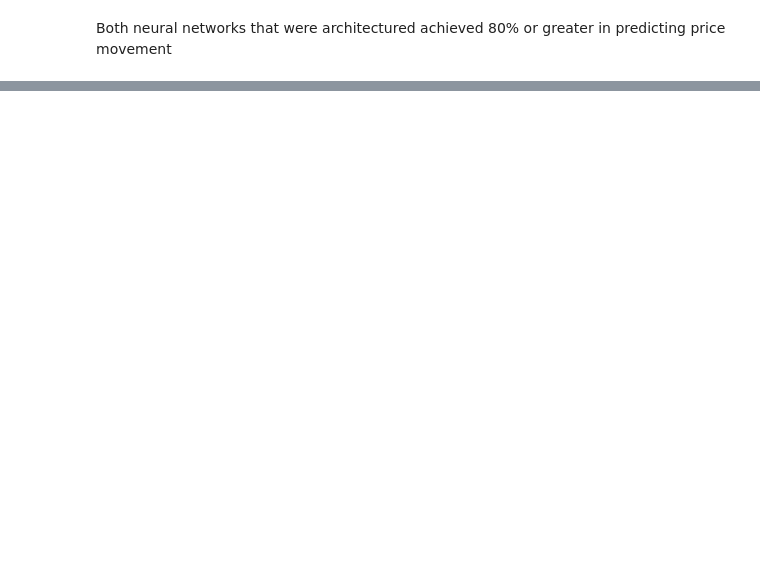
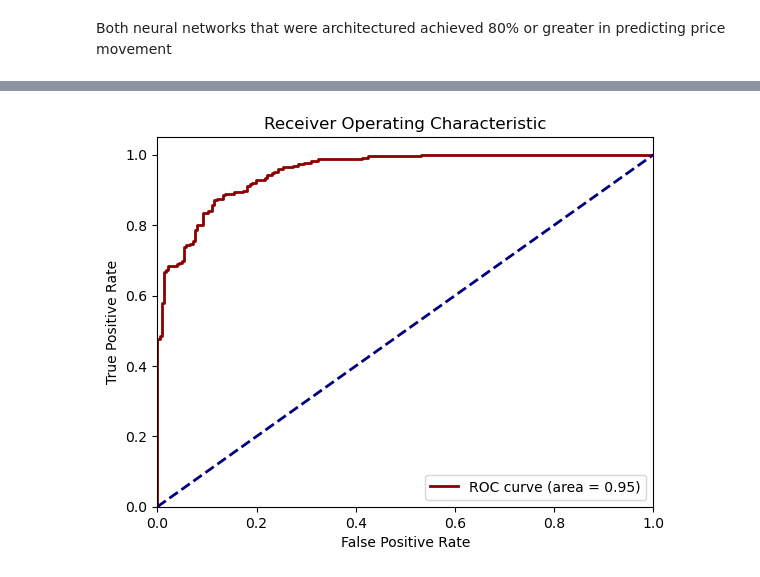
Before and after one commit to bryan-ortiz0/crypto-forecast-analysis, a Jupyter notebook: models/nn-daily.ipynb, the cells around one changed output, grey strips where cells are left out. Saved outputs shown, nothing was run; the diff lists cells and outputs as text; code cells hidden in the pictures; blank space fills up the shorter version.

```diff
--- a/models/nn-daily.ipynb
+++ b/models/nn-daily.ipynb
@@ -189,0 +310,15 @@ Both neural networks that were architectured achieved 80% or greater in predicti
+# %%
+false_positive_rate, true_positive_rate, thresholds = roc_curve(y_test, predictions)
+roc_auc = auc(false_positive_rate, true_positive_rate)
+
+plt.plot(false_positive_rate, true_positive_rate, color='darkred', lw=2, label='ROC curve (area = %0.2f)' % roc_auc)
+plt.plot([0, 1], [0, 1], color='navy', lw=2, linestyle='--')
+plt.xlim([0.0, 1.0])
+plt.ylim([0.0, 1.05])
+plt.xlabel('False Positive Rate')
+plt.ylabel('True Positive Rate')
+plt.title('Receiver Operating Characteristic')
+plt.legend(loc="lower right")
+plt.show()
+# %% [output]
+[figure, added]
```
Also changed, not shown: parts of 11 cells of this notebook, 13 other files.
